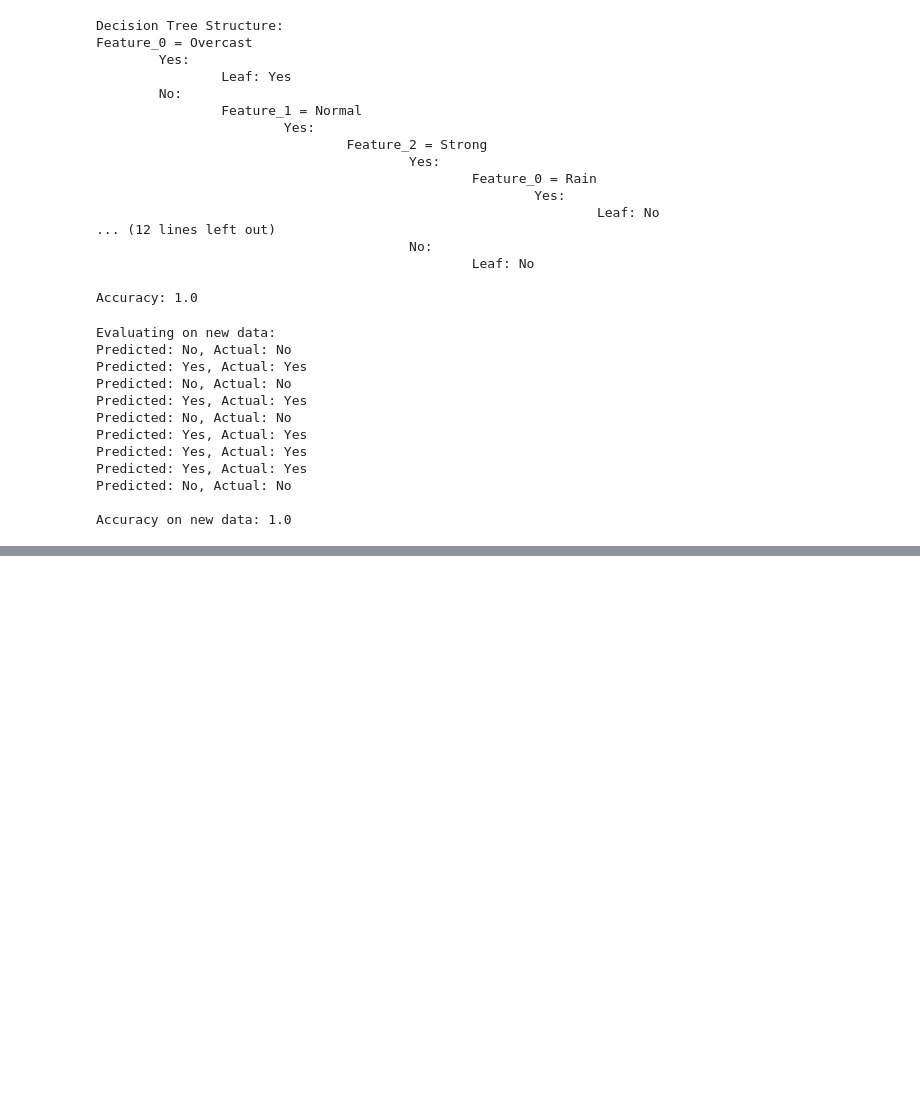
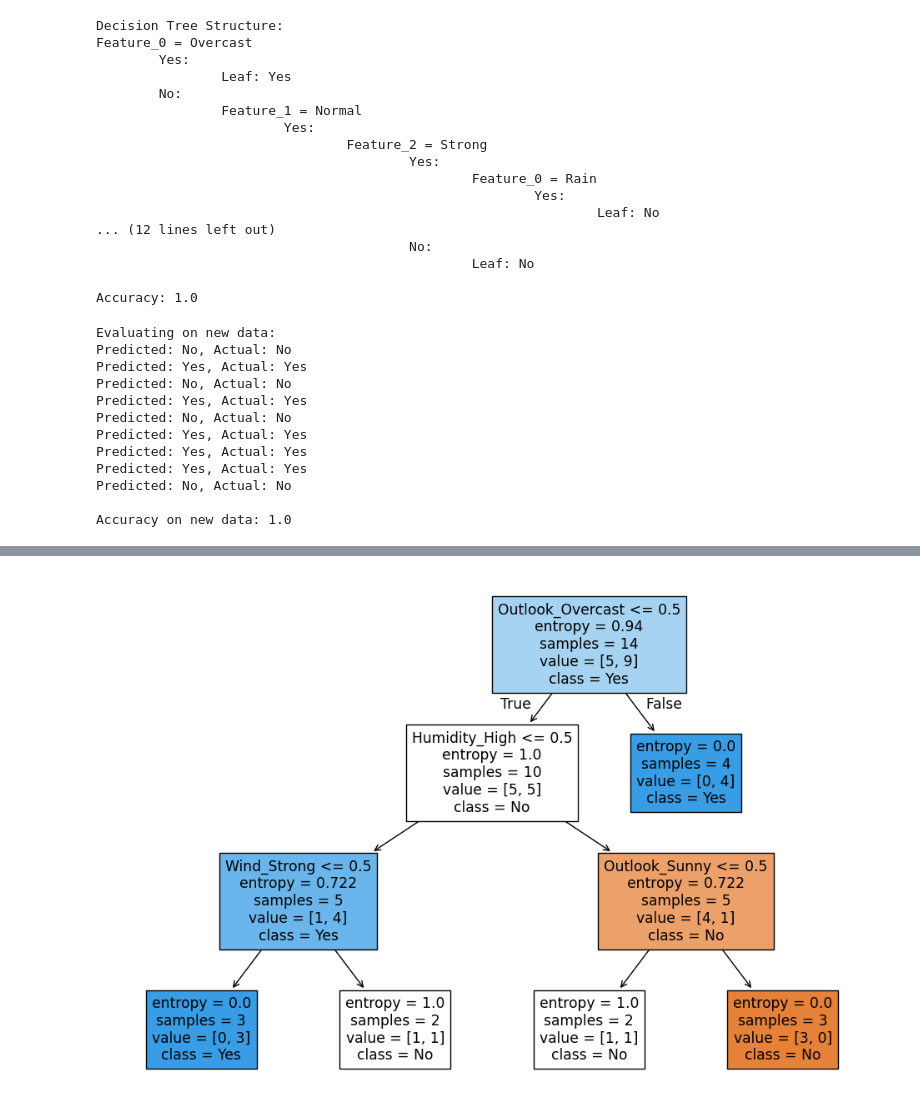
Before and after one commit to fjadidi2001/Machine_Learning_Journey, a Jupyter notebook: BuildingDecisionTreeAlgorithmsinPython.ipynb, the cells around one changed output, grey strips where cells are left out. Saved outputs shown, nothing was run; the diff lists cells and outputs as text; code cells hidden in the pictures; blank space fills up the shorter version.

```diff
--- a/BuildingDecisionTreeAlgorithmsinPython.ipynb
+++ b/BuildingDecisionTreeAlgorithmsinPython.ipynb
@@ -202,0 +205,80 @@ Accuracy on new data: 1.0
+# %%
+from sklearn.tree import DecisionTreeClassifier, plot_tree
+from sklearn.metrics import accuracy_score
+import matplotlib.pyplot as plt
+import pandas as pd
+
+# Define the dataset
+data = [
+    ['Sunny', 'High', 'Weak', 'No'],
+    ['Sunny', 'High', 'Strong', 'No'],
+    ['Overcast', 'High', 'Weak', 'Yes'],
+    ['Rain', 'High', 'Weak', 'Yes'],
+    ['Rain', 'Normal', 'Weak', 'Yes'],
+    ['Rain', 'Normal', 'Strong', 'No'],
+    ['Overcast', 'Normal', 'Strong', 'Yes'],
+    ['Sunny', 'High', 'Weak', 'No'],
+    ['Sunny', 'Normal', 'Weak', 'Yes'],
+    ['Rain', 'Normal', 'Weak', 'Yes'],
+    ['Sunny', 'Normal', 'Strong', 'Yes'],
+    ['Overcast', 'High', 'Strong', 'Yes'],
+    ['Overcast', 'Normal', 'Weak', 'Yes'],
+    ['Rain', 'High', 'Strong', 'No']
+]
+
+# Define the columns and convert the dataset into a DataFrame
+columns = ['Outlook', 'Humidity', 'Wind', 'PlayTennis']
+df = pd.DataFrame(data, columns=columns)
+
+# Convert categorical features to numerical values
+df = pd.get_dummies(df, columns=['Outlook', 'Humidity', 'Wind'])
+
+# Split the data into features and target
+X = df.drop('PlayTennis', axis=1)
+y = df['PlayTennis'].apply(lambda x: 1 if x == 'Yes' else 0)
+
+# Train a Decision Tree Classifier
+model = DecisionTreeClassifier(criterion='entropy', max_depth=3)
+model.fit(X, y)
+
+# Visualize the decision tree
+plt.figure(figsize=(12, 8))
+plot_tree(model, feature_names=X.columns, class_names=['No', 'Yes'], filled=True)
+plt.show()
+
+# Define new data for evaluation
+new_data = [
+    ['Sunny', 'High', 'Weak', 'No'],
+    ['Sunny', 'Normal', 'Weak', 'Yes'],
+    ['Rain', 'Normal', 'Strong', 'No'],
+    ['Overcast', 'High', 'Weak', 'Yes'],
+    ['Sunny', 'High', 'Strong', 'No'],
+    # New unseen examples
+    ['Rain', 'High', 'Weak', 'Yes'],
+    ['Sunny', 'Normal', 'Strong', 'Yes'],
+    ['Overcast', 'Normal', 'Strong', 'Yes'],
+    ['Rain', 'High', 'Strong', 'No']
+]
+
+# Convert new data to DataFrame and preprocess the same way as the training data
+new_df = pd.DataFrame(new_data, columns=columns)
+# Store 'PlayTennis' column before applying get_dummies
+new_y = new_df['PlayTennis'].apply(lambda x: 1 if x == 'Yes' else 0)
+new_df = pd.get_dummies(new_df, columns=['Outlook', 'Humidity', 'Wind'])
+new_df = new_df.reindex(columns=X.columns, fill_value=0)  # Align columns with training data
+
+# Extract the labels from the new data
+new_y = new_df.pop('PlayTennis').apply(lambda x: 1 if x == 'Yes' else 0)
+
+# Predict on new data
+predictions = model.predict(new_df)
+
+# Print predictions vs actual values
+for i, (pred, actual) in enumerate(zip(predictions, new_y)):
+    print(f"Sample {i+1} - Predicted: {'Yes' if pred == 1 else 'No'}, Actual: {'Yes' if actual == 1 else 'No'}")
+
+# Calculate and print accuracy on new data
+accuracy = accuracy_score(new_y, predictions)
+print("\nAccuracy on new data:", accuracy)
+# %% [output]
+[figure, added]
```
Also changed, not shown: parts of 2 cells of this notebook.
